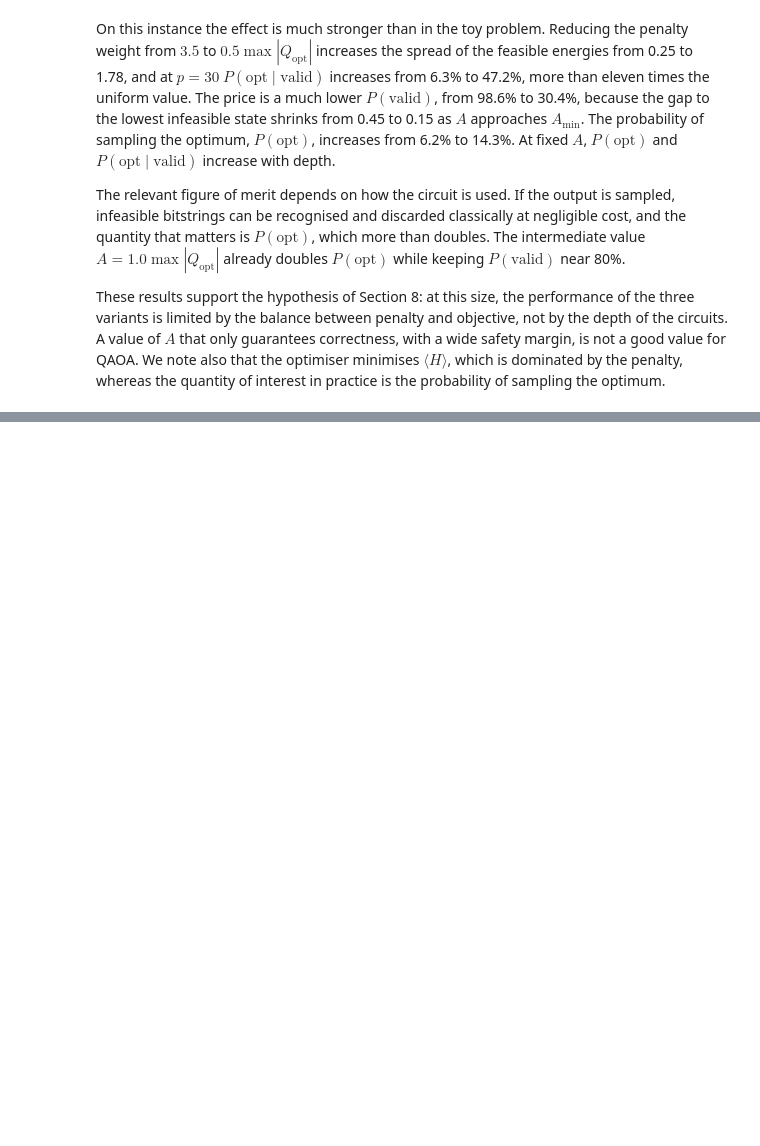
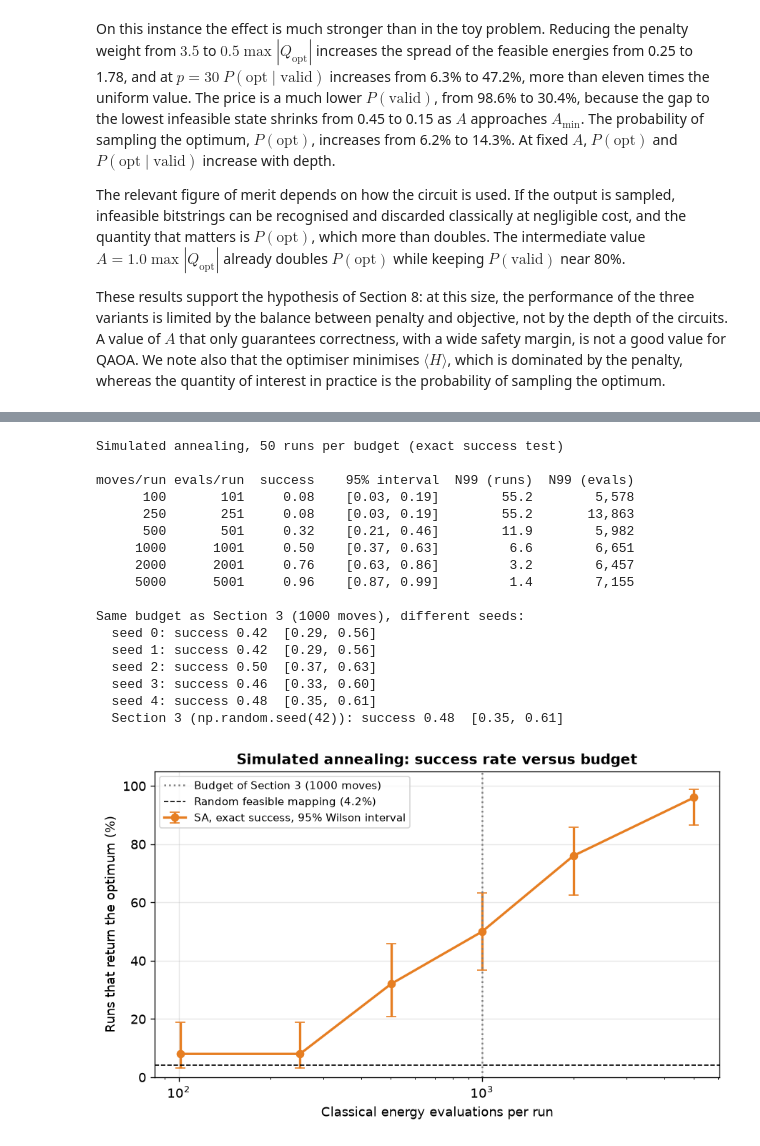
Before and after one commit to tommaso-corti/qaoa-molecular-docking, a Jupyter notebook: molecular_docking_qaoa_5f4l.ipynb, the cells around one changed output, grey strips where cells are left out. Saved outputs shown, nothing was run; the diff lists cells and outputs as text; code cells hidden in the pictures; blank space fills up the shorter version.

```diff
--- a/molecular_docking_qaoa_5f4l.ipynb
+++ b/molecular_docking_qaoa_5f4l.ipynb
@@ -35,9 +35,14 @@ import matplotlib.patches as mpatches
 from scipy.optimize import minimize
 from itertools import permutations
 import time
+import sys, platform, scipy, matplotlib
 
 np.random.seed(42)
 plt.rcParams['figure.dpi'] = 120
 plt.rcParams['font.size'] = 11
+ENV_VERSIONS = {'python': sys.version.split()[0], 'numpy': np.__version__,
+                'scipy': scipy.__version__, 'matplotlib': matplotlib.__version__,
+                'platform': platform.platform()}
+print(' | '.join(f'{k} {v}' for k, v in ENV_VERSIONS.items()))
 print('Setup complete.')
 # %% [output]
@@ -1243,0 +1495,64 @@ A hardware implementation would also require compiling the cost unitary into two
+# %%
+sa2_config = {'problem': problem_fingerprint(Q), 'epochs': P2_BUDGET['sa_epochs'], 'runs': P2_BUDGET['sa_runs'],
+              'seeds': P2_BUDGET['sa_seeds'], 'budget_seed': 2026, 'schedule': (SA_T_START, SA_T_END)}
+ck = load_checkpoint('p2_sa_budget', sa2_config)
+if ck:
+    sa2 = ck['results']
+else:
+    sa2 = {'budget': {}, 'seeds': {}}
+    sa2_rng = np.random.default_rng(2026)
+    for n_ep in P2_BUDGET['sa_epochs']:
+        out = [run_sa_local(sa2_rng, n_ep) for _ in range(P2_BUDGET['sa_runs'])]
+        sa2['budget'][n_ep] = int(sum(abs(e - best_bf) < tol for _, e, _ in out))
+    for s in P2_BUDGET['sa_seeds']:
+        seed_rng = np.random.default_rng(s)
+        out = [run_sa_local(seed_rng, SA_EPOCHS_PART1) for _ in range(P2_BUDGET['sa_runs'])]
+        sa2['seeds'][s] = int(sum(abs(e - best_bf) < tol for _, e, _ in out))
+    save_checkpoint('p2_sa_budget', sa2_config, sa2, sa2_rng.bit_generator.state)
+
+n_sa = P2_BUDGET['sa_runs']
+print(f'Simulated annealing, {n_sa} runs per budget (exact success test)\n')
+print(f'{"moves/run":>9} {"evals/run":>9} {"success":>8} {"95% interval":>15} {"N99 (runs)":>11} {"N99 (evals)":>12}')
+for n_ep, k in sa2['budget'].items():
+    lo, hi = wilson(k, n_sa)
+    print(f'{n_ep:>9} {n_ep + 1:>9} {k / n_sa:>8.2f} {f"[{lo:.2f}, {hi:.2f}]":>15} '
+          f'{n99(k / n_sa):>11.1f} {n99(k / n_sa) * (n_ep + 1):>12,.0f}')
+print(f'\nSame budget as Section 3 ({SA_EPOCHS_PART1} moves), different seeds:')
+for s, k in sa2['seeds'].items():
+    lo, hi = wilson(k, n_sa)
+    print(f'  seed {s}: success {k / n_sa:.2f}  [{lo:.2f}, {hi:.2f}]')
+print(f'  Section 3 (np.random.seed(42)): success {sa_success:.2f}  [{sa_ci[0]:.2f}, {sa_ci[1]:.2f}]')
+
+eps = np.array(list(sa2['budget'])) + 1
+rates = np.array([k / n_sa for k in sa2['budget'].values()])
+cis = np.array([wilson(k, n_sa) for k in sa2['budget'].values()])
+fig, ax = plt.subplots(figsize=(7.5, 4.6))
+ax.errorbar(eps, 100 * rates, yerr=100 * np.abs(cis.T - rates), fmt='o-', color='#e67e22', lw=2, capsize=4,
+            label='SA, exact success, 95% Wilson interval')
+ax.axvline(SA_EPOCHS_PART1 + 1, color='gray', ls=':', label=f'Budget of Section 3 ({SA_EPOCHS_PART1} moves)')
+ax.axhline(100 / n_feasible, color='black', ls='--', lw=1, label=f'Random feasible mapping ({100 / n_feasible:.1f}%)')
+ax.set_xscale('log'); ax.set_ylim(0, 105)
+ax.set_xlabel('Classical energy evaluations per run'); ax.set_ylabel('Runs that return the optimum (%)')
+ax.set_title('Simulated annealing: success rate versus budget', fontsize=12, fontweight='bold')
+ax.grid(True, alpha=0.3); ax.legend(fontsize=9)
+plt.tight_layout(); plt.savefig(os.path.join(FIGURE_DIR, 'fig_p2_sa_budget.png'), dpi=150, bbox_inches='tight')
+plt.show()
+# %% [output]
+Simulated annealing, 50 runs per budget (exact success test)
+
+moves/run evals/run  success    95% interval  N99 (runs)  N99 (evals)
+      100       101     0.08    [0.03, 0.19]        55.2        5,578
+      250       251     0.08    [0.03, 0.19]        55.2       13,863
+      500       501     0.32    [0.21, 0.46]        11.9        5,982
+     1000      1001     0.50    [0.37, 0.63]         6.6        6,651
+     2000      2001     0.76    [0.63, 0.86]         3.2        6,457
+     5000      5001     0.96    [0.87, 0.99]         1.4        7,155
+
+Same budget as Section 3 (1000 moves), different seeds:
+  seed 0: success 0.42  [0.29, 0.56]
+  seed 1: success 0.42  [0.29, 0.56]
+  seed 2: success 0.50  [0.37, 0.63]
+  seed 3: success 0.46  [0.33, 0.60]
+  seed 4: success 0.48  [0.35, 0.61]
+  Section 3 (np.random.seed(42)): success 0.48  [0.35, 0.61]
+[figure, added]
```
Also changed, not shown: parts of 45 cells of this notebook, 1 other file.
